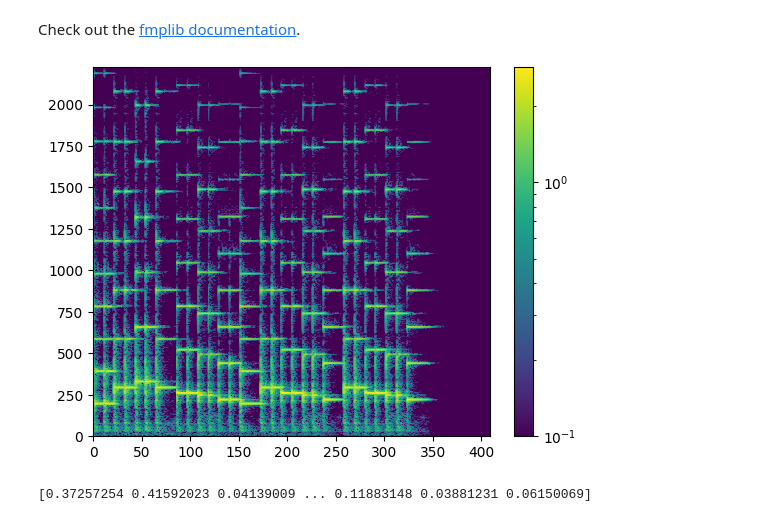
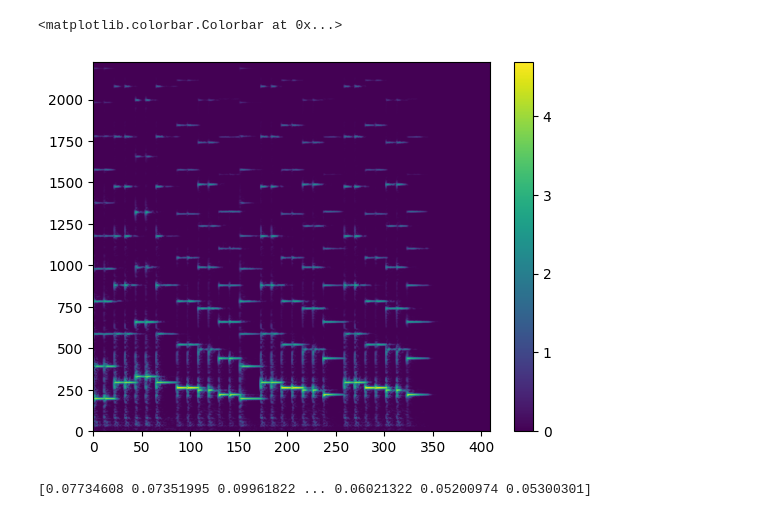
Before and after one commit to johnmagira/fmp_project, a Jupyter notebook: pitch_detection.ipynb, the cells around one changed output. Cells and saved outputs as stored; diff of their text form; code cells hidden in the pictures.

```diff
--- a/pitch_detection.ipynb
+++ b/pitch_detection.ipynb
@@ -4,11 +4,6 @@ import matplotlib.pyplot as plt
 import IPython.display as ipd
 from ipywidgets import interact
 import fmplib as fmp
-
-%matplotlib inline
-fmp.documentation_button()
-# %% [output]
-Check out the fmplib documentation.
 # %%
 #get audio
 snd1 = fmp.load_wav('wav/Twinkle1.wav')
@@ -18,15 +13,17 @@ snd1 = fmp.load_wav('wav/Twinkle1.wav')
 N = 4096
 H = 1024
 fs = 22050
-snd_stft = np.abs(fmp.stft(snd1, N, H, zp_factor=4))
+snd_stft = np.abs(fmp.stft(snd1, N, H, zp_factor=4))**2
 snd_stft = np.log10(1+10*snd_stft)
 # %%
 #consider k within k range wanted
-k_upper = int(N*12000/fs)
+k_upper = round(N*12000/fs)
 new_stft = snd_stft[:k_upper, :]
-fmp.plot_spectrogram(new_stft)
+plt.imshow(new_stft, origin='lower', aspect='auto')
+plt.colorbar()
 # %% [output]
+<matplotlib.colorbar.Colorbar at 0x...>
-[figure, old version]
+[figure, new version]
 # %%
 #calculate tonality at k
 def tonality(stft):
@@ -47,7 +44,7 @@ T_peaks = np.array(np.where((T > .7) & (new_stft > .01*np.max(new_stft))))
 # print()
 print(new_stft[T_peaks[0], T_peaks[1]])
 # %% [output]
-[0.37257254 0.41592023 0.04139009 ... 0.11883148 0.03881231 0.06150069]
+[0.07734608 0.07351995 0.09961822 ... 0.06021322 0.05200974 0.05300301]
 # %%
 #calculate saliance values of remaining k and do a threshold with max saliance val
 sal_stft = snd_stft**.25
```
Also changed, not shown: parts of 3 cells of this notebook.
